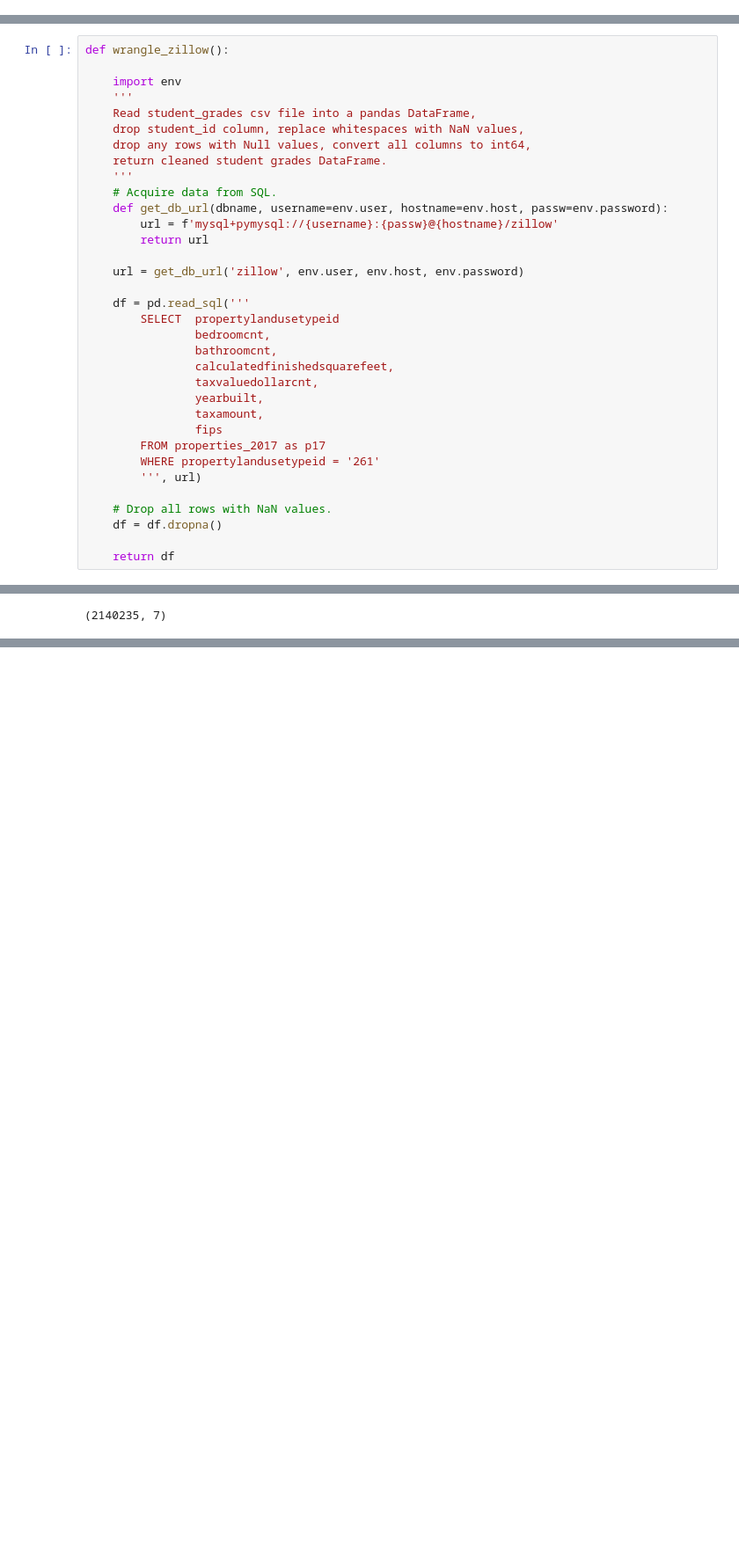
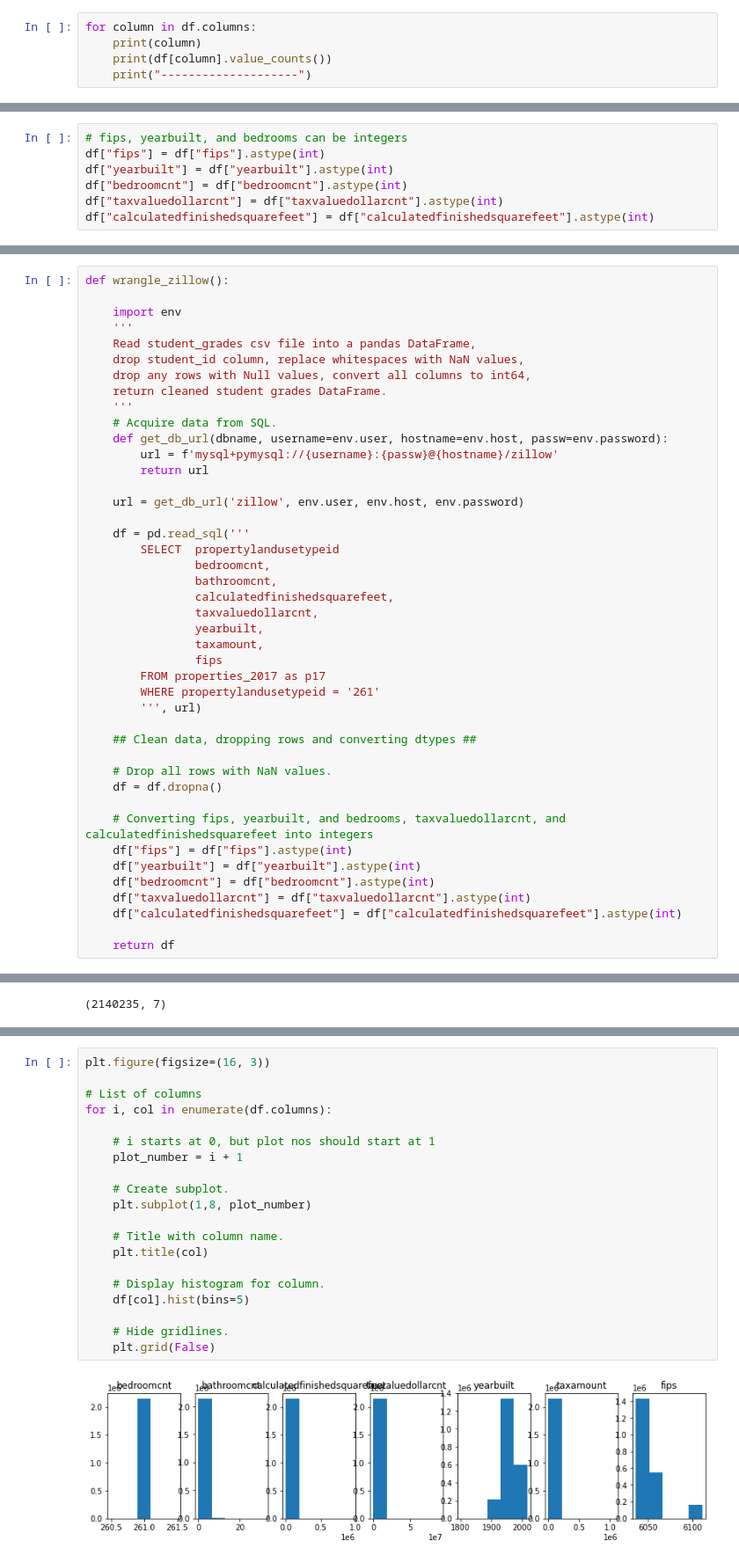
Before and after one commit to SchneemannDavid/regression-exercises, a Jupyter notebook: exercises/wrangle.ipynb, the cells around one changed output, grey strips where cells are left out. Shown at 88% size. Drawn from its saved outputs; the diff is of its cells as text; blank space fills up the shorter version.

```diff
--- a/exercises/wrangle.ipynb
+++ b/exercises/wrangle.ipynb
@@ -92,0 +110,5 @@ dtype: int64
+# %%
+for column in df.columns:
+    print(column)
+    print(df[column].value_counts())
+    print("--------------------")
@@ -110,0 +168,7 @@ memory usage: 130.6 MB
+# %%
+# fips, yearbuilt, and bedrooms can be integers
+df["fips"] = df["fips"].astype(int)
+df["yearbuilt"] = df["yearbuilt"].astype(int)
+df["bedroomcnt"] = df["bedroomcnt"].astype(int)
+df["taxvaluedollarcnt"] = df["taxvaluedollarcnt"].astype(int)
+df["calculatedfinishedsquarefeet"] = df["calculatedfinishedsquarefeet"].astype(int)
@@ -140,9 +215,18 @@ def wrangle_zillow():
         WHERE propertylandusetypeid = '261'
         ''', url)
 
+    ## Clean data, dropping rows and converting dtypes ##
+
     # Drop all rows with NaN values.
     df = df.dropna()
 
+    # Converting fips, yearbuilt, and bedrooms, taxvaluedollarcnt, and calculatedfinishedsquarefeet into integers
+    df["fips"] = df["fips"].astype(int)
+    df["yearbuilt"] = df["yearbuilt"].astype(int)
+    df["bedroomcnt"] = df["bedroomcnt"].astype(int)
+    df["taxvaluedollarcnt"] = df["taxvaluedollarcnt"].astype(int)
+    df["calculatedfinishedsquarefeet"] = df["calculatedfinishedsquarefeet"].astype(int)
+
     return df
 # %%
 df = wrangle_zillow()
@@ -178,0 +265,22 @@ df.shape
+# %%
+plt.figure(figsize=(16, 3))
+
+# List of columns
+for i, col in enumerate(df.columns):
+
+    # i starts at 0, but plot nos should start at 1
+    plot_number = i + 1
+
+    # Create subplot.
+    plt.subplot(1,8, plot_number)
+
+    # Title with column name.
+    plt.title(col)
+
+    # Display histogram for column.
+    df[col].hist(bins=5)
+
+    # Hide gridlines.
+    plt.grid(False)
+# %% [output]
+[figure, added]
```
Also changed, not shown: parts of 21 cells of this notebook, 2 other files.
